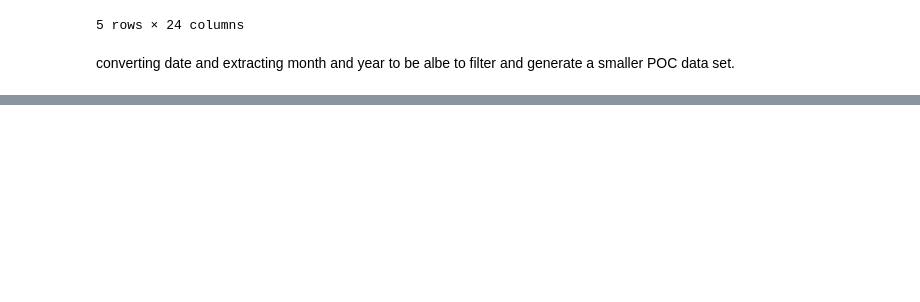
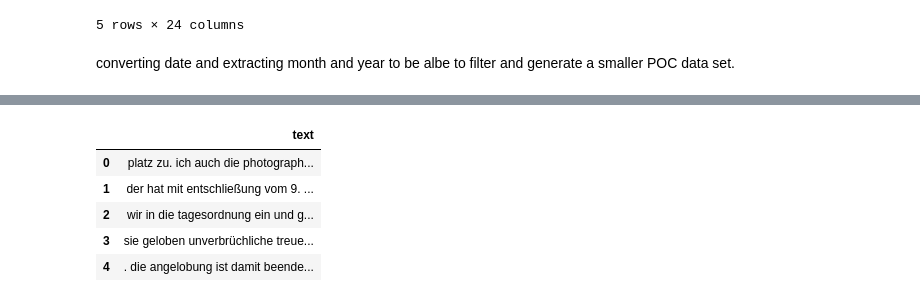
Before and after one commit to Hakiim01/nlp-political-parties, a Jupyter notebook: Sentinemt_analysis.ipynb, the cells around one changed output, grey strips where cells are left out. Drawn from its saved outputs; the diff is of its cells as text; code cells hidden in the pictures; blank space fills up the shorter version.

```diff
--- a/Sentinemt_analysis.ipynb
+++ b/Sentinemt_analysis.ipynb
@@ -54,7 +54,7 @@ corpus_df.head()
 # %% [markdown]
 converting date and extracting month and year to be albe to filter and generate a smaller POC data set.
 # %%
-df_sent = corpus_df.copy()
+df_sent = pd.read_csv("data/corpus_normalised_tokens.csv")
 # Convert to datetime
 df_sent['Date'] = pd.to_datetime(df_sent['Date'])
 
@@ -75,0 +128,11 @@ df_s
+# %%
+df_speeches = df_sent[["text"]].copy()
+# %%
+df_speeches.head()
+# %% [output]
+|  | text |
+| 0 | platz zu. ich auch die photograph... |
+| 1 | der hat mit entschließung vom 9. ... |
+| 2 | wir in die tagesordnung ein und g... |
+| 3 | sie geloben unverbrüchliche treue... |
+| 4 | . die angelobung ist damit beende... |
```
Also changed, not shown: parts of 10 cells of this notebook, 1 other file.
